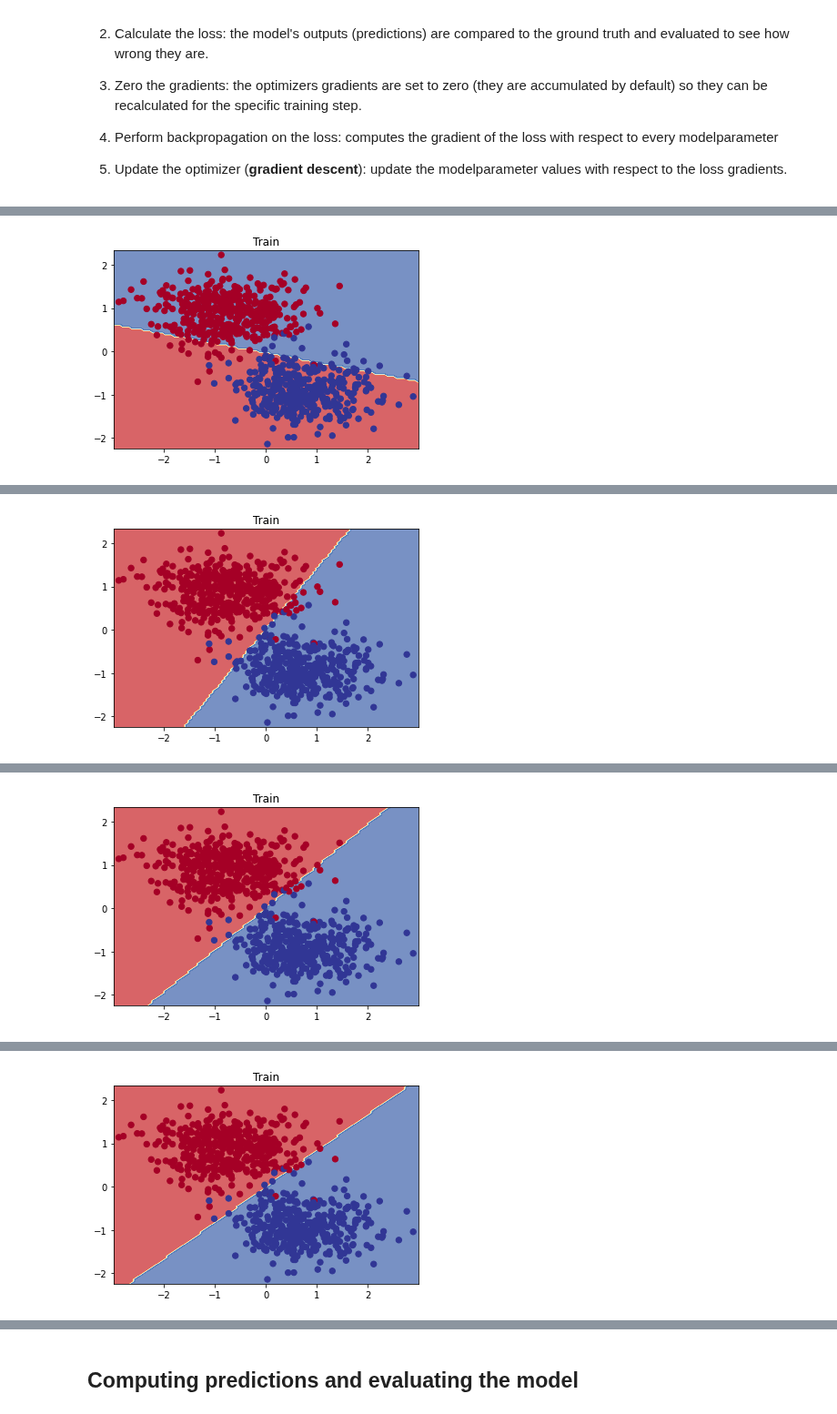
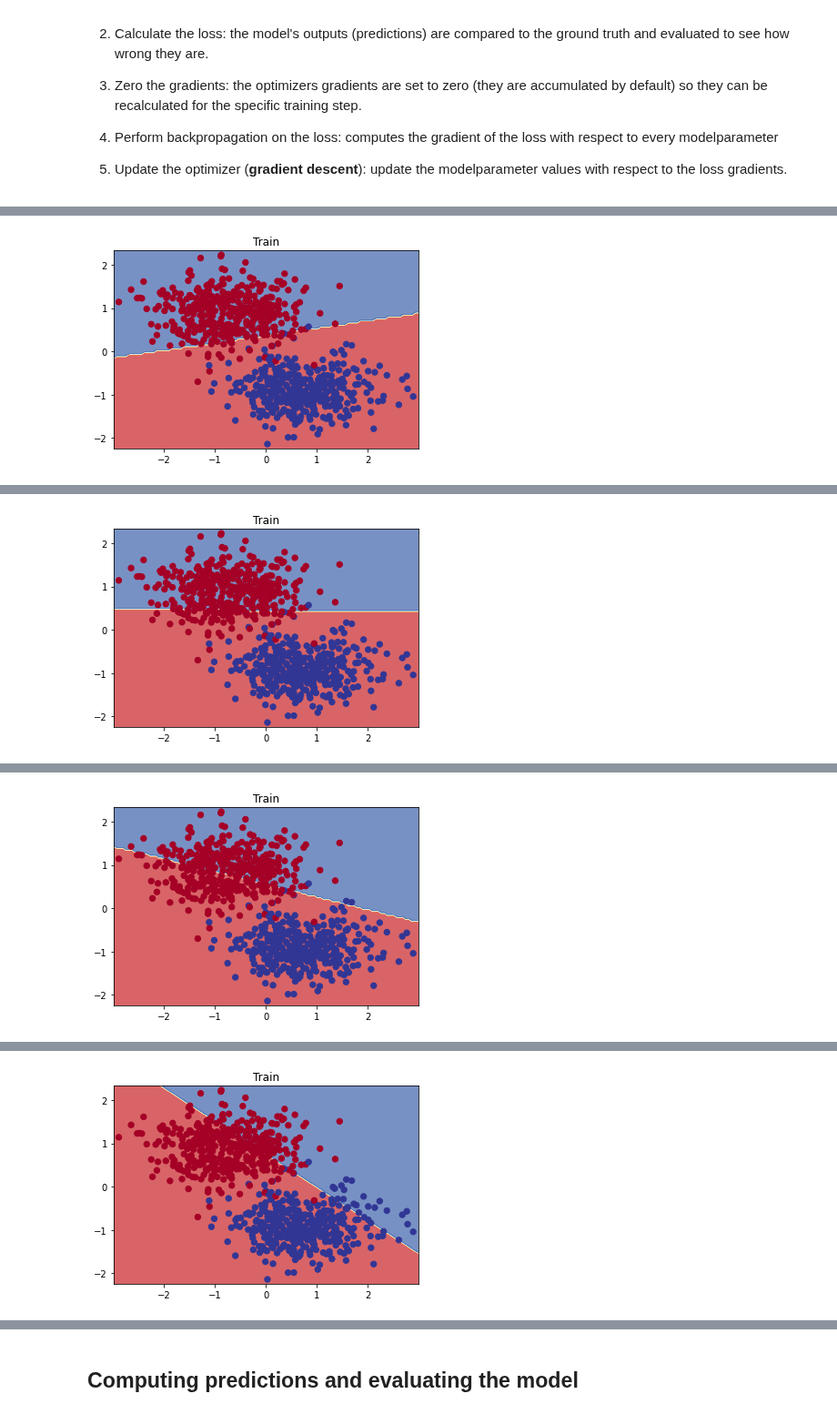
Before and after one commit to sdgroeve/D012554_Machine_Learning_2023, a Jupyter notebook: 01_logisitc_regression_in_pytorch.ipynb, the cells around one changed output, grey strips where cells are left out. Shown at 91% size. Cells and saved outputs as stored; diff of their text form; code cells hidden in the pictures.

```diff
--- a/01_logisitc_regression_in_pytorch.ipynb
+++ b/01_logisitc_regression_in_pytorch.ipynb
@@ -132,8 +134,11 @@ To build a model in PyTorch we need to create a subclass of `torch.nn.Module` su
 class LogisticRegression(torch.nn.Module):
   def __init__(self, input_dim, output_dim):
     super(LogisticRegression, self).__init__()
+
     self.linear = torch.nn.Linear(input_dim, output_dim)
-    torch.nn.init.uniform_(self.linear.weight)
+
+    torch.nn.init.normal_(self.linear.weight)
+    torch.nn.init.normal_(self.linear.bias)
 
   def forward(self, x):
     x = self.linear(x)
@@ -257,7 +302,7 @@ For the optimizer we will SGD, `torch.optim.SGD(params, lr)` where:
 * `params` are the modelparameters we want to optimize
 * `lr` is the **learning rate** you'd like the optimizer to update the modelparameters at
 # %%
-learning_rate = 0.01
+learning_rate = 0.001
 
 #the loss function
 loss_func = torch.nn.BCEWithLogitsLoss()
@@ -277,7 +322,7 @@ For the training loop, we have to code the following steps:
 5. Update the optimizer (**gradient descent**): update the modelparameter values with respect to the loss gradients.
 # %%
 #number of times we iterate trough the train set
-num_epochs = 5000
+num_epochs = 8000
 
 for epoch in range(num_epochs):
 
@@ -298,11 +343,11 @@ for epoch in range(num_epochs):
 
     if epoch % 500 == 0:
       #compute AUC on validation set
-      predictions_val = torch.squeeze(model(X_val)).round().detach().numpy()
+      predictions_val = torch.round(torch.sigmoid(torch.squeeze(model(X_val)))).detach().numpy()
       #print(predictions_val)
       print(epoch)
       print("training loss: {}".format(loss))
-      print("validation AUC: {}".format(roc_auc_score(y_val,predictions_val)))
+      print("validation accuracy: {}".format(accuracy_score(y_val,predictions_val)))
       plt.clf()
       plt.title("Train")
       plot_decision_boundary(model, X_train, y_train)
@@ -314,2 +359,2 @@ validation AUC: 0.05997552019583843
-[figure, old version]
+[figure, new version]
 500
@@ -318,2 +363,2 @@ validation AUC: 0.9877600979192167
-[figure, old version]
+[figure, new version]
 1000
@@ -322,2 +367,2 @@ validation AUC: 0.9967360261117911
-[figure, old version]
+[figure, new version]
 1500
@@ -326,2 +371,2 @@ validation AUC: 1.0
-[figure, old version]
+[figure, new version]
 2000
```
Also changed, not shown: parts of 39 cells of this notebook.
